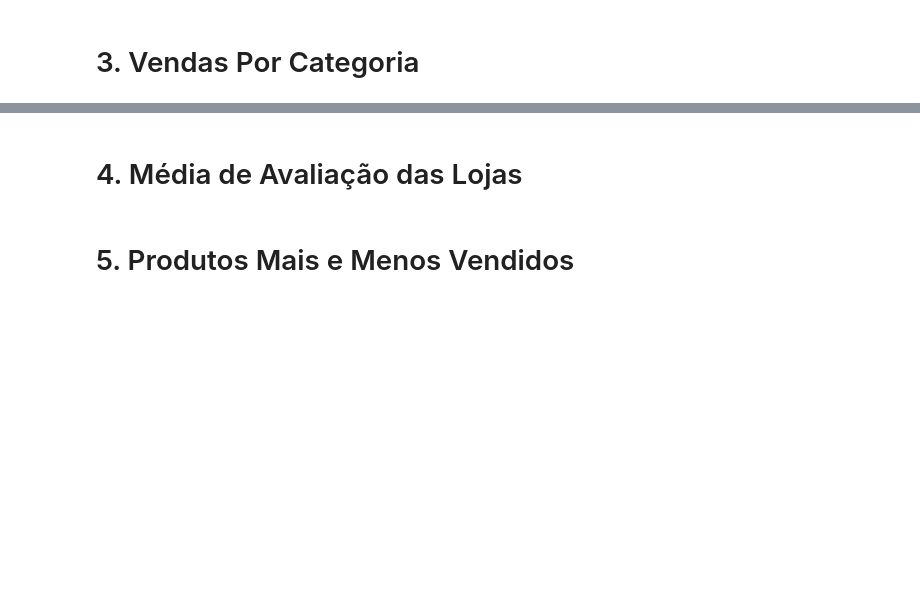
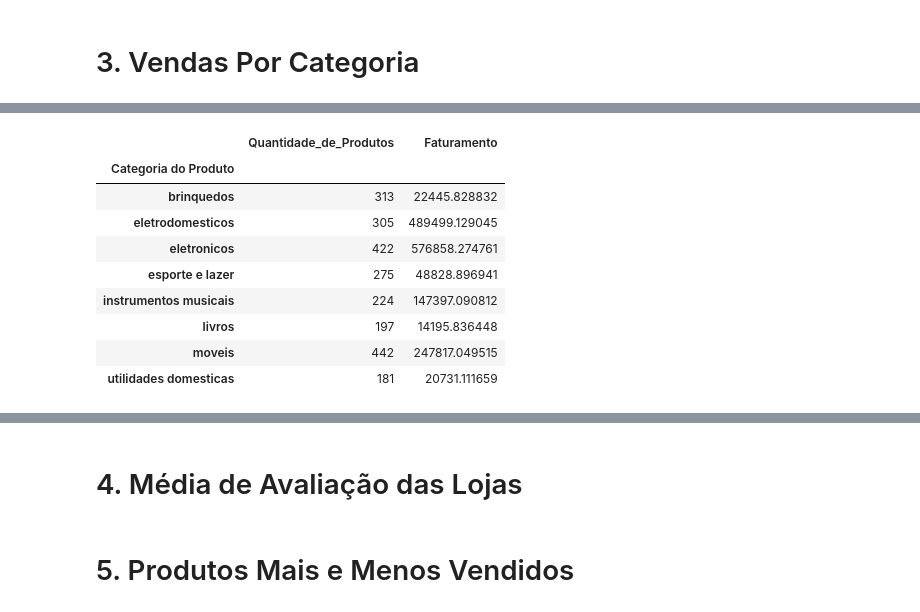
Before and after one commit to MiguelLuan/AluraStore, a Jupyter notebook: AluraStore.ipynb, the cells around one changed output, grey strips where cells are left out. Cells and saved outputs as stored; diff of their text form; code cells hidden in the pictures; blank space fills up the shorter version.

```diff
--- a/AluraStore.ipynb
+++ b/AluraStore.ipynb
@@ -17,0 +201,23 @@ loja1,loja2,loja3,loja4 = [pd.read_csv(url) for url in [url1,url2,url3,url4]]
+# %%
+qtd_produtos_loja2 = loja2.groupby('Categoria do Produto').agg(
+    Quantidade_de_Produtos = ('Categoria do Produto','size'),
+    Preco_Total = ('Preço','sum'),
+    Frete_Total = ('Frete','sum'),
+)
+
+qtd_produtos_loja2['Faturamento'] = qtd_produtos_loja2['Preco_Total'] + qtd_produtos_loja2['Frete_Total']
+
+qtd_produtos_loja2.drop(columns=['Preco_Total','Frete_Total'],inplace=True)
+
+qtd_produtos_loja2
+# %% [output]
+|  | Quantidade_de_Produtos | Faturamento |
+| Categoria do Produto |  |  |
+| brinquedos | 313 | 22445.828832 |
+| eletrodomesticos | 305 | 489499.129045 |
+| eletronicos | 422 | 576858.274761 |
+| esporte e lazer | 275 | 48828.896941 |
+| instrumentos musicais | 224 | 147397.090812 |
+| livros | 197 | 14195.836448 |
+| moveis | 442 | 247817.049515 |
+| utilidades domesticas | 181 | 20731.111659 |
```
Also changed, not shown: parts of 17 cells of this notebook.
